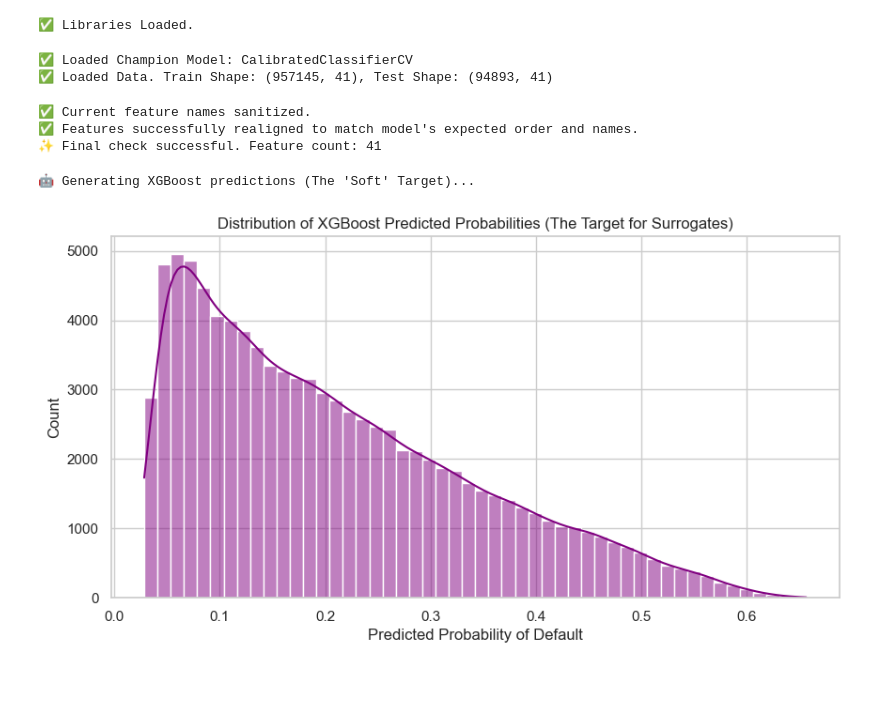
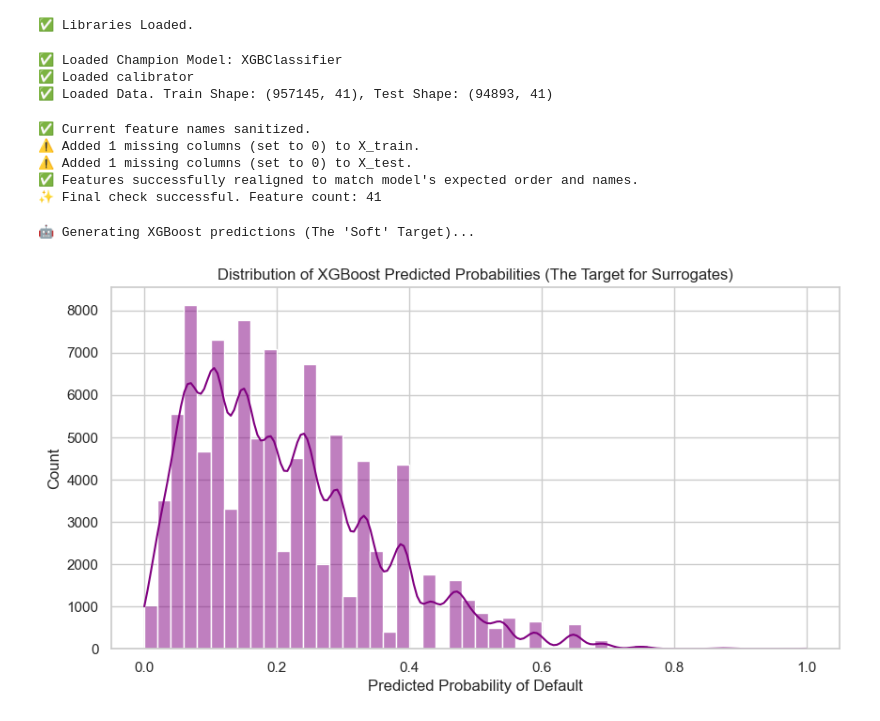
Before and after one commit to Kaixin-XIE-Kai/Credit_Risk_forCapgemini, a Jupyter notebook: notebooks/03_Global_Interpretability.ipynb, the cells around one changed output. Saved outputs shown, nothing was run; the diff lists cells and outputs as text; code cells hidden in the pictures; blank space fills up the shorter version.

```diff
--- a/notebooks/03_Global_Interpretability.ipynb
+++ b/notebooks/03_Global_Interpretability.ipynb
@@ -35,15 +35,19 @@ print("✅ Libraries Loaded.")
 ✅ Libraries Loaded.
 # %%
 xgb_model = joblib.load('../models/champion_model.joblib')
+calibrator = joblib.load('../models/calibrator.joblib')
 model = xgb_model  # Alias for compatibility with older code
-feature_names = joblib.load('../models/model_features.joblib') # <--- 核心变量
+feature_names = joblib.load('../models/model_features.joblib')
 print(f"✅ Loaded Champion Model: {type(xgb_model).__name__}")
+print(f"✅ Loaded calibrator")
+
 
 X_train = pd.read_csv('../data/processed/X_train.csv')
 X_test = pd.read_csv('../data/processed/X_test.csv')
 print(f"✅ Loaded Data. Train Shape: {X_train.shape}, Test Shape: {X_test.shape}")
 # %% [output]
-✅ Loaded Champion Model: CalibratedClassifierCV
+✅ Loaded Champion Model: XGBClassifier
+✅ Loaded calibrator
 ✅ Loaded Data. Train Shape: (957145, 41), Test Shape: (94893, 41)
 # %%
 import pandas as pd
@@ -92,27 +96,29 @@ else:
     print("❌ Final feature count mismatch! Check dropped columns.")
 # %% [output]
 ✅ Current feature names sanitized.
+⚠️ Added 1 missing columns (set to 0) to X_train.
+⚠️ Added 1 missing columns (set to 0) to X_test.
 ✅ Features successfully realigned to match model's expected order and names.
 ✨ Final check successful. Feature count: 41
 # %%
 # ==========================================
 # 2. Generate "Black Box" Predictions
 # ==========================================
 # The core idea: We treat the XGBoost PREDICTIONS as our new TARGET.
 # We are modeling the model, not the ground truth.
 
 print("🤖 Generating XGBoost predictions (The 'Soft' Target)...")
 
 # Predict Probabilities (Continuous 0-1)
-y_pred_xgb_train = xgb_model.predict_proba(X_train)[:, 1]
-y_pred_xgb_test = xgb_model.predict_proba(X_test)[:, 1]
+y_pred_xgb_train = calibrator.predict_proba(X_train)[:, 1]
+y_pred_xgb_test = calibrator.predict_proba(X_test)[:, 1]
 
 # Visualization: What does the XGBoost thinking look like?
 plt.figure(figsize=(10, 5))
 sns.histplot(y_pred_xgb_test, bins=50, kde=True, color='purple')
 plt.title("Distribution of XGBoost Predicted Probabilities (The Target for Surrogates)")
 plt.xlabel("Predicted Probability of Default")
 plt.show()
 # %% [output]
 🤖 Generating XGBoost predictions (The 'Soft' Target)...
-[figure, old version]
+[figure, new version]
```
Also changed, not shown: parts of 4 cells of this notebook, 7 other files.
